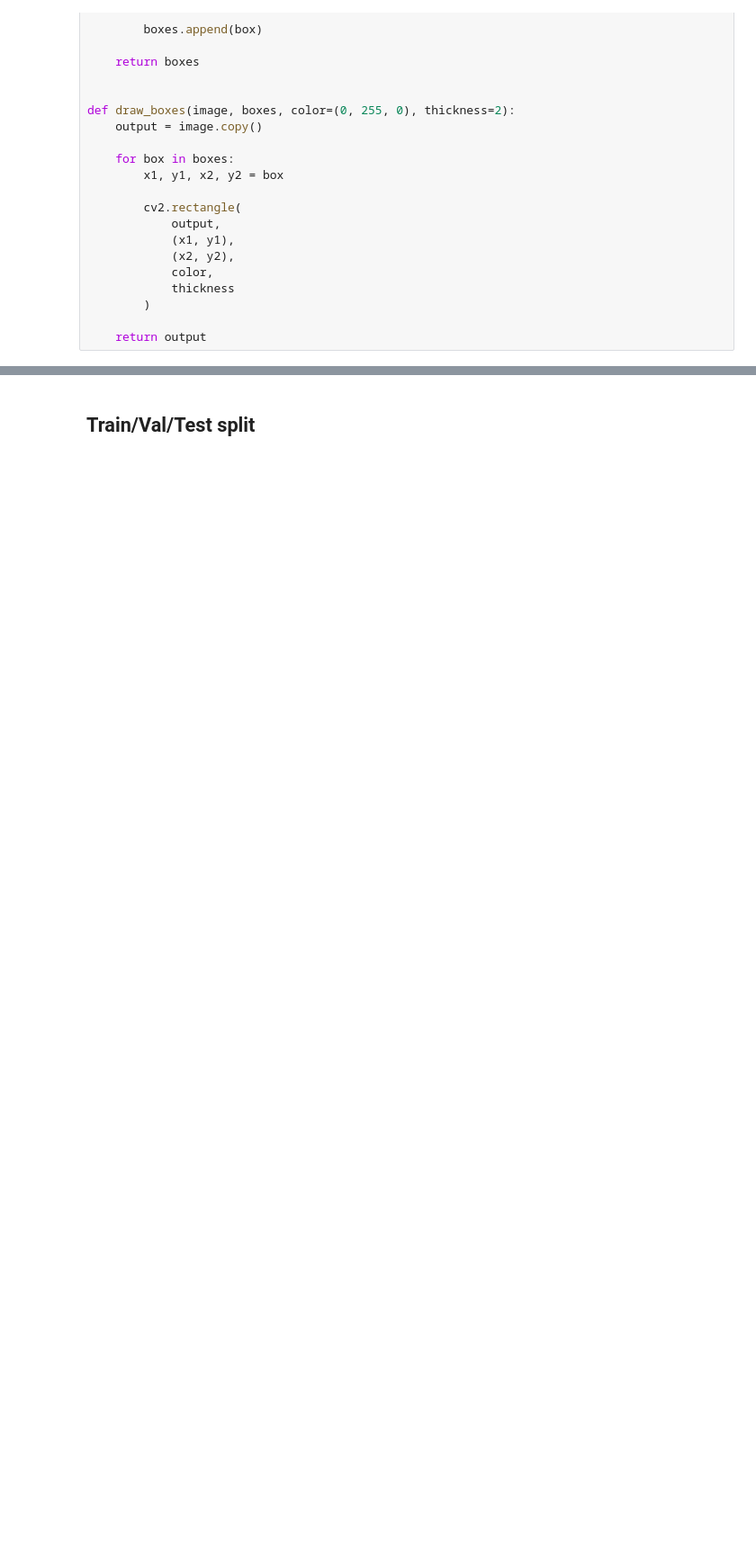
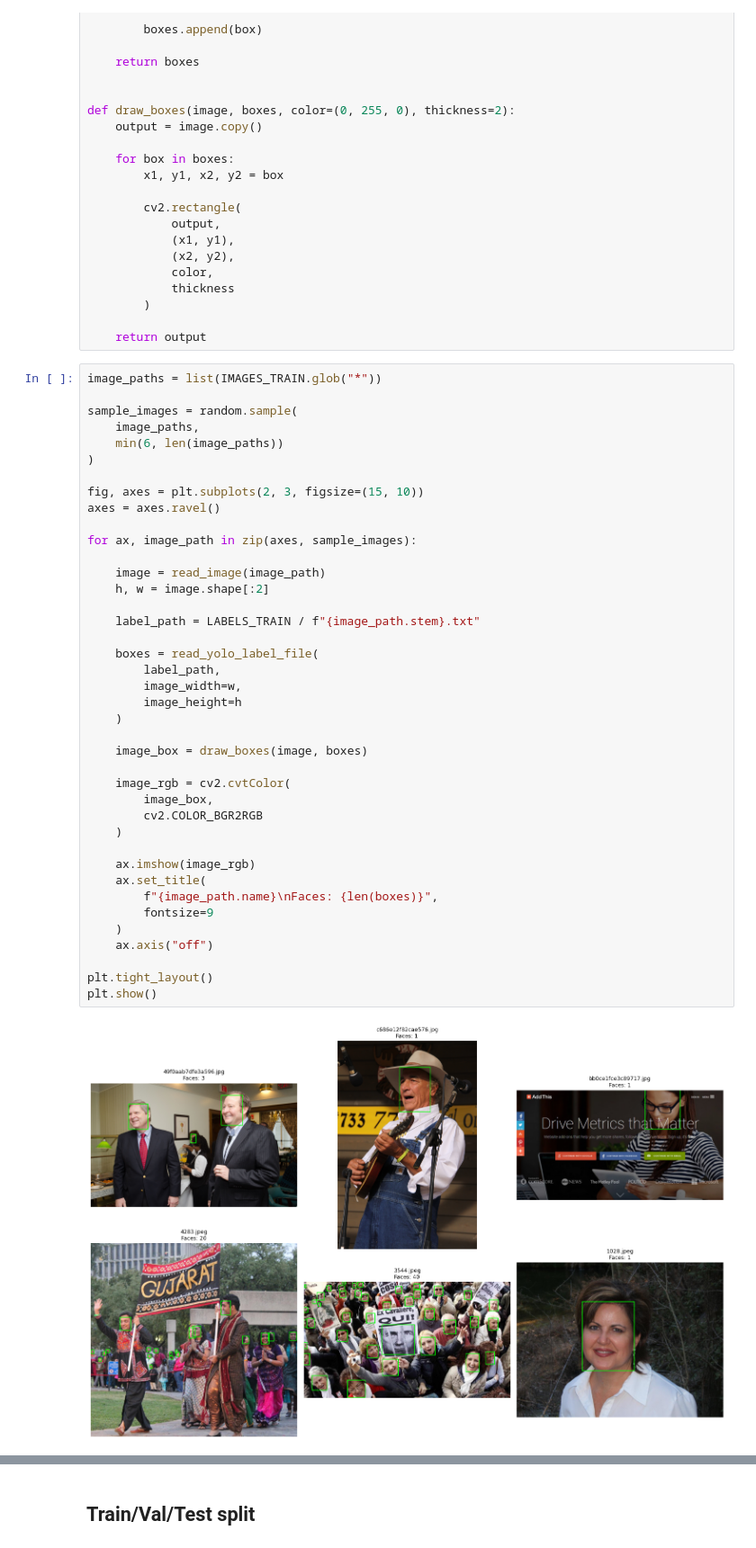
Before and after one commit to Avcuongy/image-processing-project, a Jupyter notebook: notebooks/face_detection/1_preprocessing.ipynb, the cells around one changed output, grey strips where cells are left out. Shown at 90% size. Saved outputs shown, nothing was run; the diff lists cells and outputs as text; blank space fills up the shorter version.

```diff
--- a/notebooks/face_detection/1_preprocessing.ipynb
+++ b/notebooks/face_detection/1_preprocessing.ipynb
@@ -222,3 +227,45 @@ def draw_boxes(image, boxes, color=(0, 255, 0), thickness=2):
         )
 
     return output
+# %%
+image_paths = list(IMAGES_TRAIN.glob("*"))
+
+sample_images = random.sample(
+    image_paths,
+    min(6, len(image_paths))
+)
+
+fig, axes = plt.subplots(2, 3, figsize=(15, 10))
+axes = axes.ravel()
+
+for ax, image_path in zip(axes, sample_images):
+
+    image = read_image(image_path)
+    h, w = image.shape[:2]
+
+    label_path = LABELS_TRAIN / f"{image_path.stem}.txt"
+
+    boxes = read_yolo_label_file(
+        label_path,
+        image_width=w,
+        image_height=h
+    )
+
+    image_box = draw_boxes(image, boxes)
+
+    image_rgb = cv2.cvtColor(
+        image_box,
+        cv2.COLOR_BGR2RGB
+    )
+
+    ax.imshow(image_rgb)
+    ax.set_title(
+        f"{image_path.name}\nFaces: {len(boxes)}",
+        fontsize=9
+    )
+    ax.axis("off")
+
+plt.tight_layout()
+plt.show()
+# %% [output]
+[figure, added]
```
Also changed, not shown: parts of 4 cells of this notebook.
